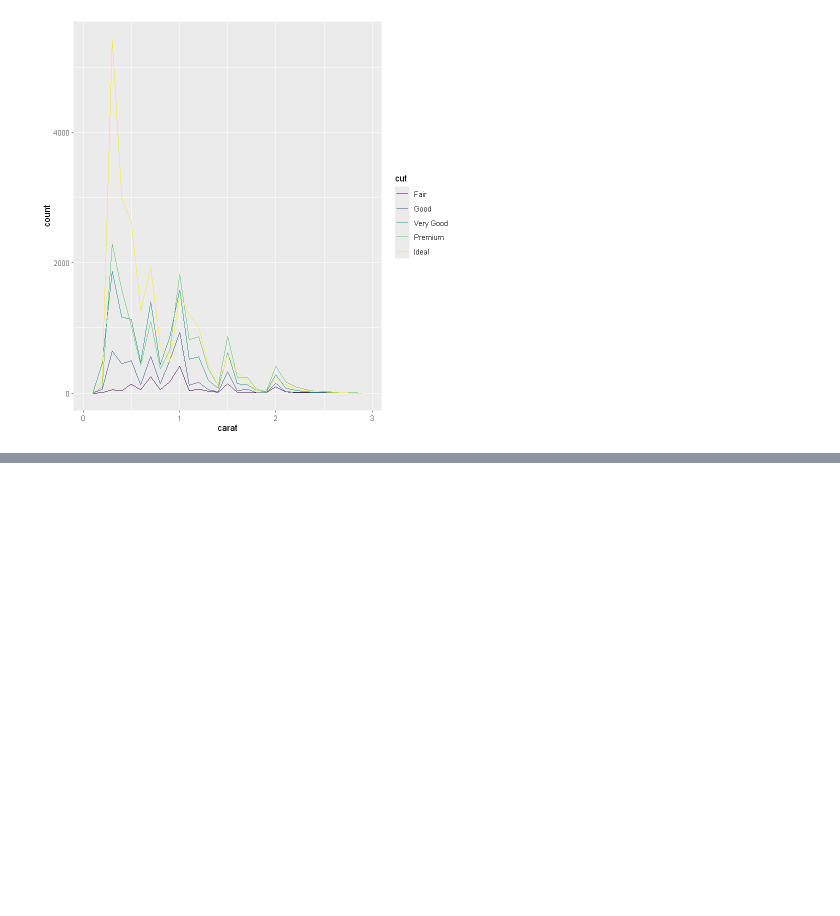
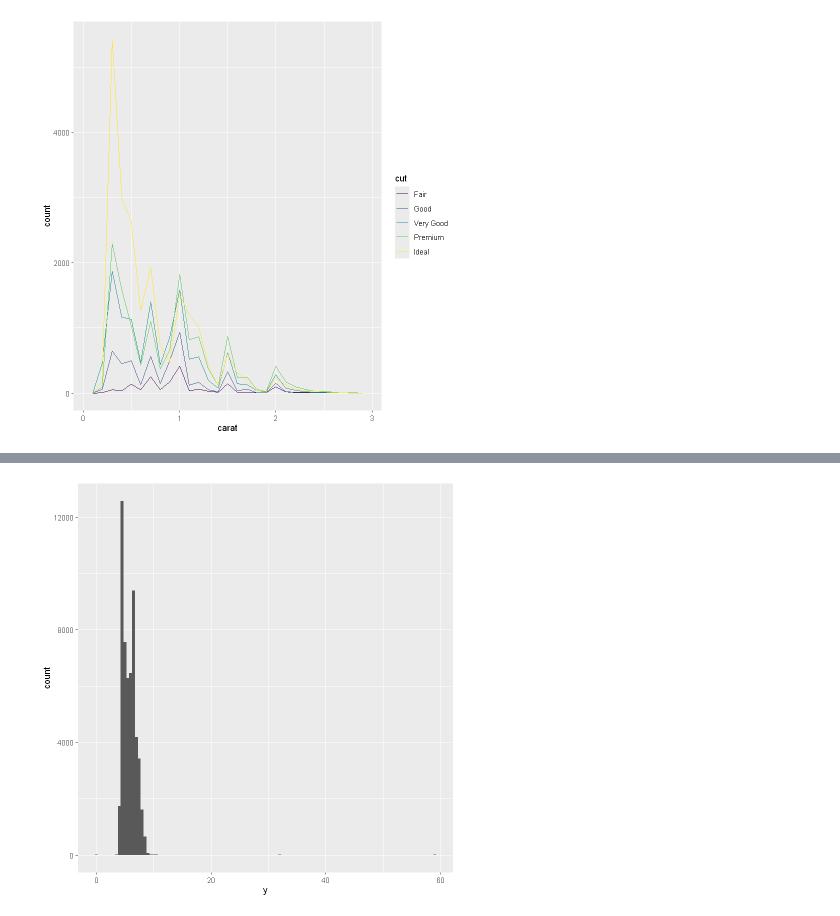
Before and after one commit to aegglin/kaggle, a Jupyter notebook: R/diamonds.ipynb, the cells around one changed output, grey strips where cells are left out. Cells and saved outputs as stored; diff of their text form; code cells hidden in the pictures; blank space fills up the shorter version.

```diff
--- a/R/diamonds.ipynb
+++ b/R/diamonds.ipynb
@@ -91,0 +98,5 @@ ggplot(data=smaller, mapping=aes(x=carat, color=cut)) +
+# %%
+ggplot(diamonds) +
+    geom_histogram(mapping=aes(x=y), binwidth=0.5)
+# %% [output]
+[figure, added]
```
Also changed, not shown: parts of 2 cells of this notebook.
